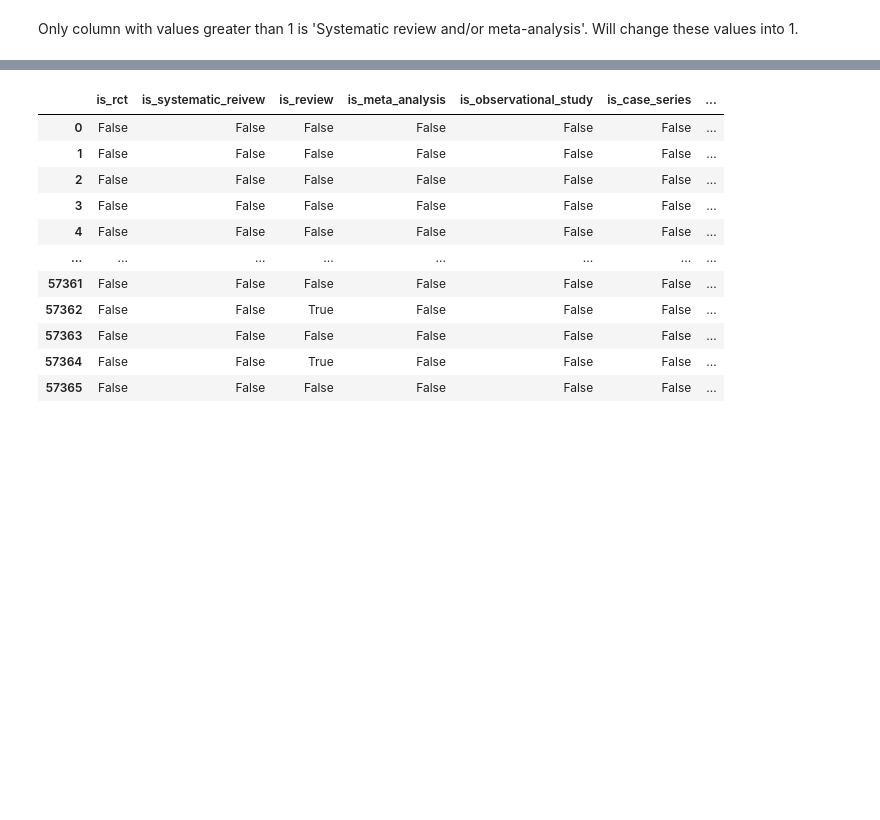
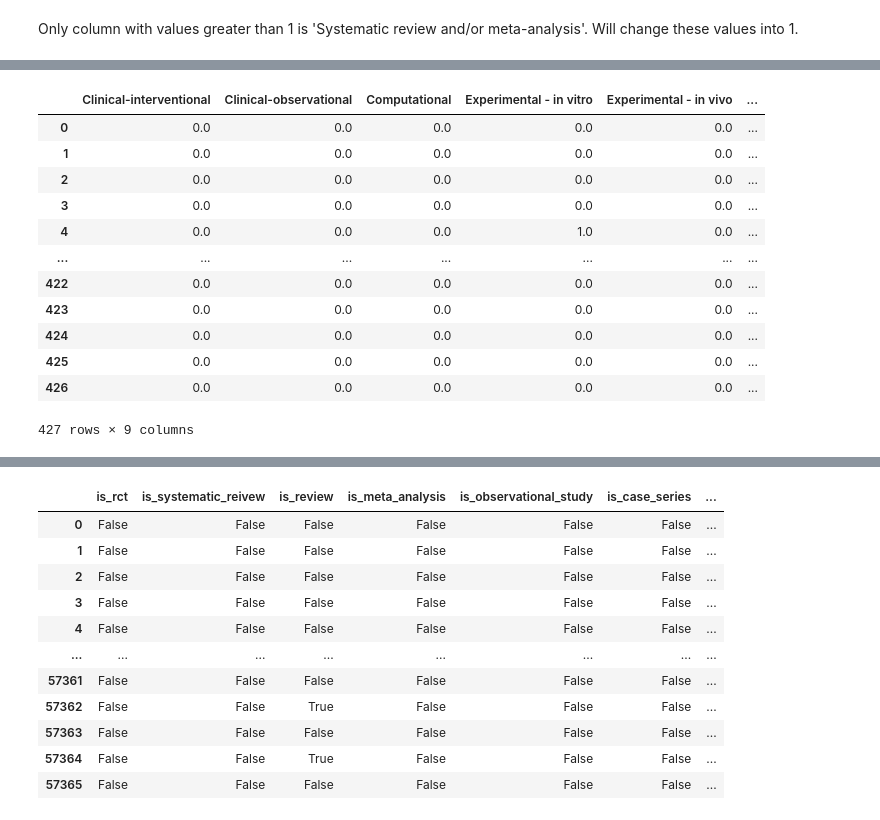
Before and after one commit to mindyng/Covid19, a Jupyter notebook: StudyTypeAnnotations.ipynb, the cells around one changed output, grey strips where cells are left out. Cells and saved outputs as stored; diff of their text form; code cells hidden in the pictures; blank space fills up the shorter version.

```diff
--- a/StudyTypeAnnotations.ipynb
+++ b/StudyTypeAnnotations.ipynb
@@ -397,0 +427,21 @@ Only column with values greater than 1 is 'Systematic review and/or meta-analysi
+# %%
+cw_merge = cw_merge.drop(columns = [
+                      'Assignee',
+                      'cord_uid',
+                      'sha_y',
+                      'title',
+                      'url'])
+# %% [output]
+|  | Clinical-interventional | Clinical-observational | Computational | Experimental - in vitro | Experimental - in vivo | ... |
+| 0 | 0.0 | 0.0 | 0.0 | 0.0 | 0.0 | ... |
+| 1 | 0.0 | 0.0 | 0.0 | 0.0 | 0.0 | ... |
+| 2 | 0.0 | 0.0 | 0.0 | 0.0 | 0.0 | ... |
+| 3 | 0.0 | 0.0 | 0.0 | 0.0 | 0.0 | ... |
+| 4 | 0.0 | 0.0 | 0.0 | 1.0 | 0.0 | ... |
+| ... | ... | ... | ... | ... | ... | ... |
+| 422 | 0.0 | 0.0 | 0.0 | 0.0 | 0.0 | ... |
+| 423 | 0.0 | 0.0 | 0.0 | 0.0 | 0.0 | ... |
+| 424 | 0.0 | 0.0 | 0.0 | 0.0 | 0.0 | ... |
+| 425 | 0.0 | 0.0 | 0.0 | 0.0 | 0.0 | ... |
+| 426 | 0.0 | 0.0 | 0.0 | 0.0 | 0.0 | ... |
+427 rows × 9 columns
```
Also changed, not shown: parts of 9 cells of this notebook.
